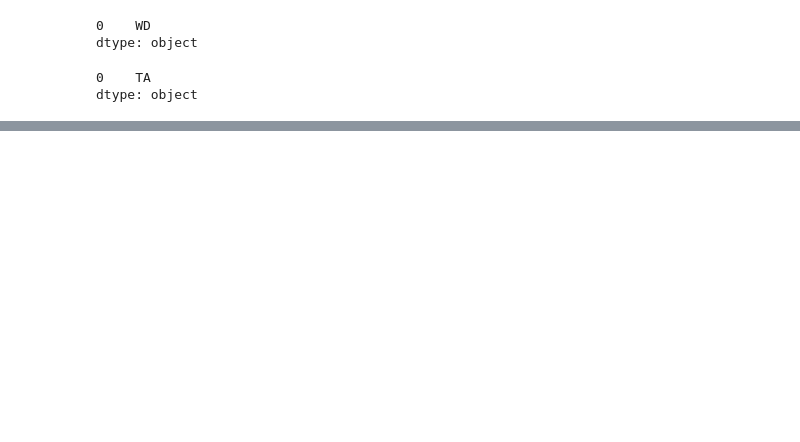
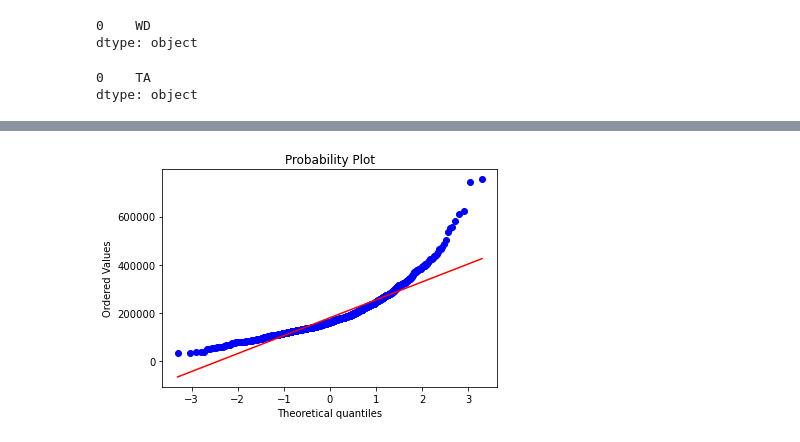
Before and after one commit to Casssiee/House-Price, a Jupyter notebook: House Prices Advance.ipynb, the cells around one changed output, grey strips where cells are left out. Saved outputs shown, nothing was run; the diff lists cells and outputs as text; code cells hidden in the pictures; blank space fills up the shorter version.

```diff
--- a/House Prices Advance.ipynb
+++ b/House Prices Advance.ipynb
@@ -299,0 +274,4 @@ Length: 76, dtype: int64
+# %%
+qq_plot = stats.probplot(train_filling['SalePrice'], plot=plt)
+# %% [output]
+[figure, added]
```
Also changed, not shown: parts of 56 cells of this notebook, 1 other file.
